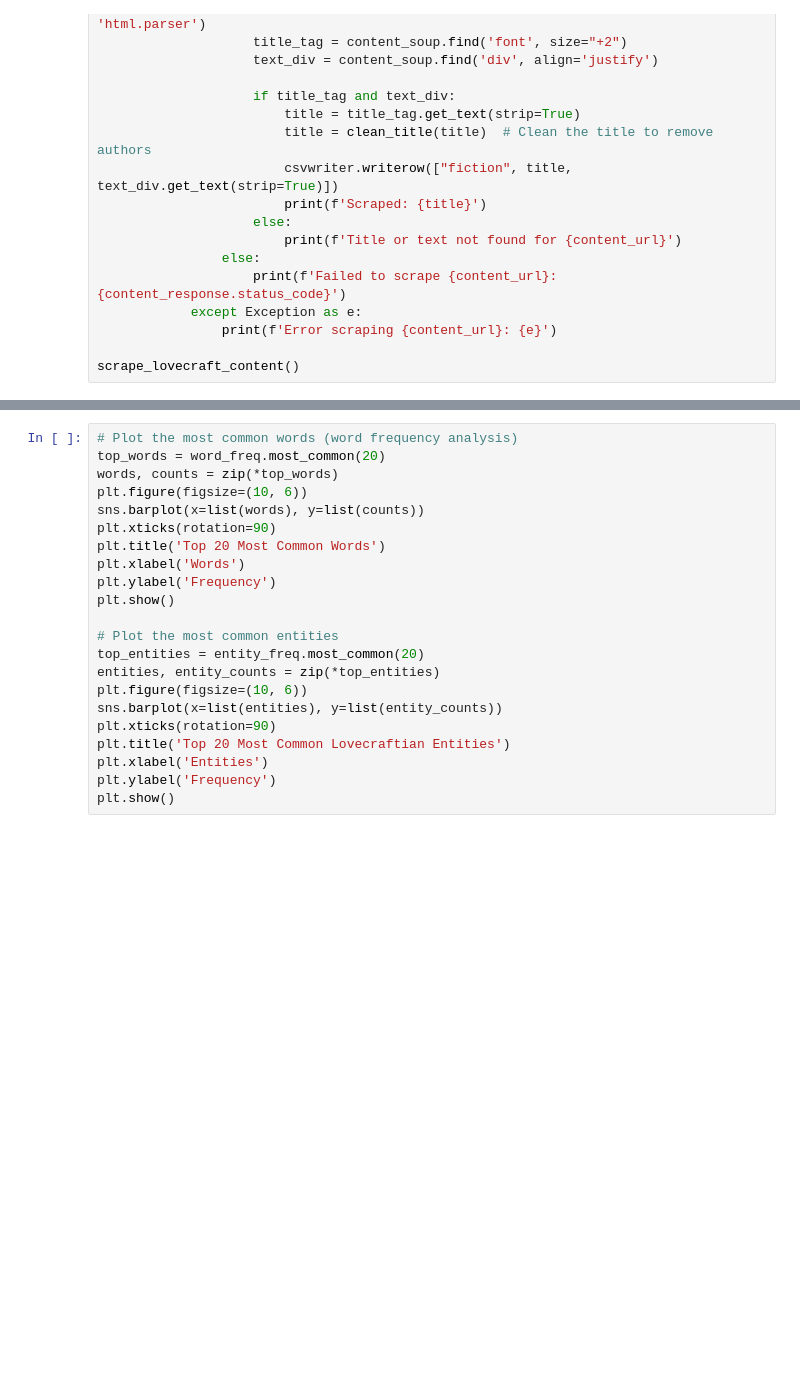
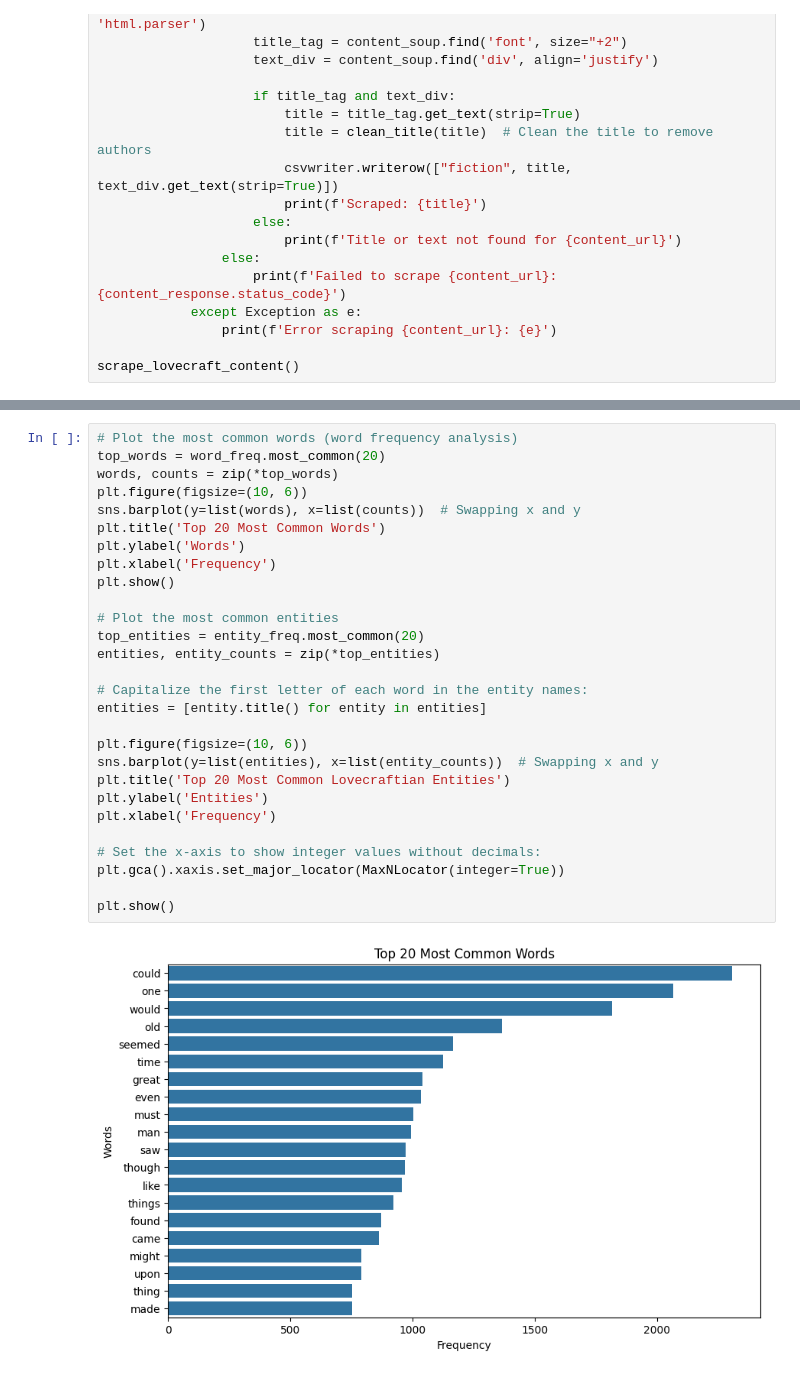
Before and after one commit to JayEm65/lovecraft_entity_creator_remastered, a Jupyter notebook: main.ipynb, the cells around one changed output, grey strips where cells are left out. Saved outputs shown, nothing was run; the diff lists cells and outputs as text; blank space fills up the shorter version.

```diff
--- a/main.ipynb
+++ b/main.ipynb
@@ -348,22 +424,30 @@ plt.show()
 # %%
 # Plot the most common words (word frequency analysis)
 top_words = word_freq.most_common(20)
 words, counts = zip(*top_words)
 plt.figure(figsize=(10, 6))
-sns.barplot(x=list(words), y=list(counts))
-plt.xticks(rotation=90)
+sns.barplot(y=list(words), x=list(counts))  # Swapping x and y
 plt.title('Top 20 Most Common Words')
-plt.xlabel('Words')
-plt.ylabel('Frequency')
+plt.ylabel('Words')
+plt.xlabel('Frequency')
 plt.show()
 
 # Plot the most common entities
 top_entities = entity_freq.most_common(20)
 entities, entity_counts = zip(*top_entities)
+
+# Capitalize the first letter of each word in the entity names:
+entities = [entity.title() for entity in entities]
+
 plt.figure(figsize=(10, 6))
-sns.barplot(x=list(entities), y=list(entity_counts))
-plt.xticks(rotation=90)
+sns.barplot(y=list(entities), x=list(entity_counts))  # Swapping x and y
 plt.title('Top 20 Most Common Lovecraftian Entities')
-plt.xlabel('Entities')
-plt.ylabel('Frequency')
+plt.ylabel('Entities')
+plt.xlabel('Frequency')
+
+# Set the x-axis to show integer values without decimals:
+plt.gca().xaxis.set_major_locator(MaxNLocator(integer=True))
+
 plt.show()
+# %% [output]
+[figure, added]
```
Also changed, not shown: parts of 12 cells of this notebook, 2 other files.
